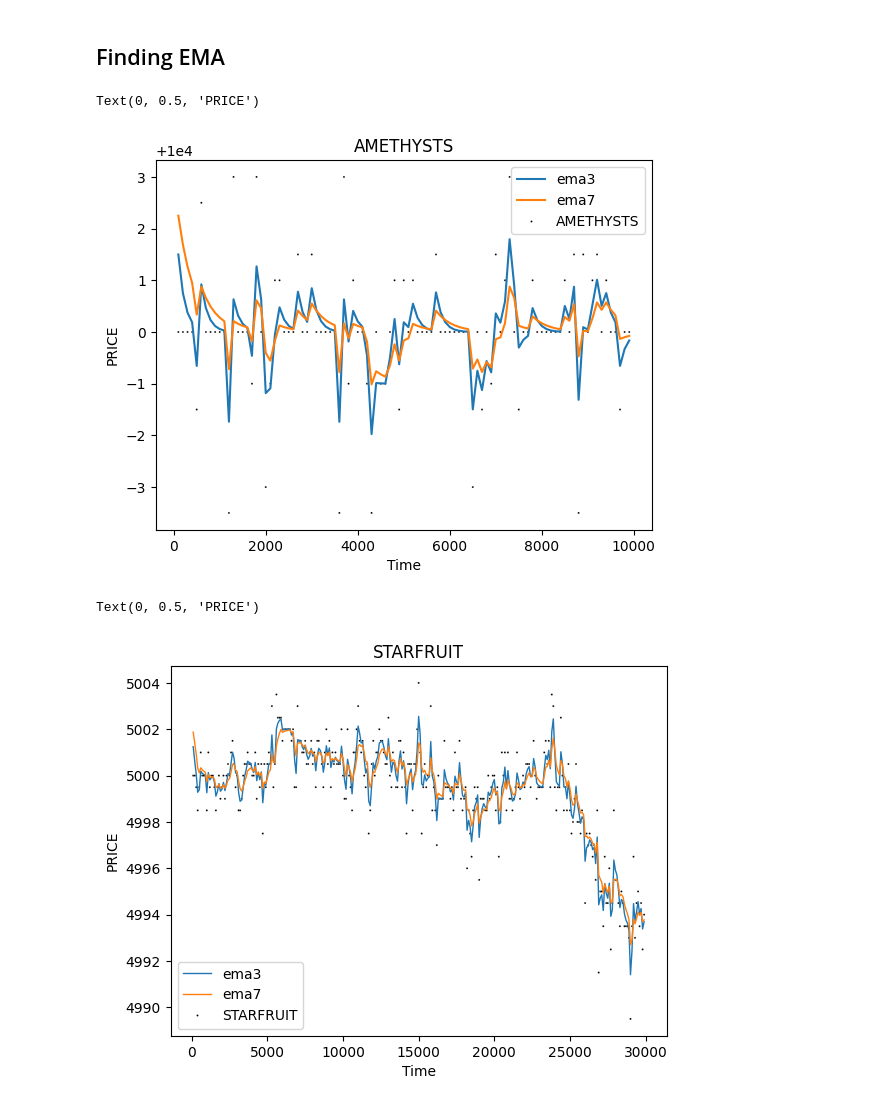
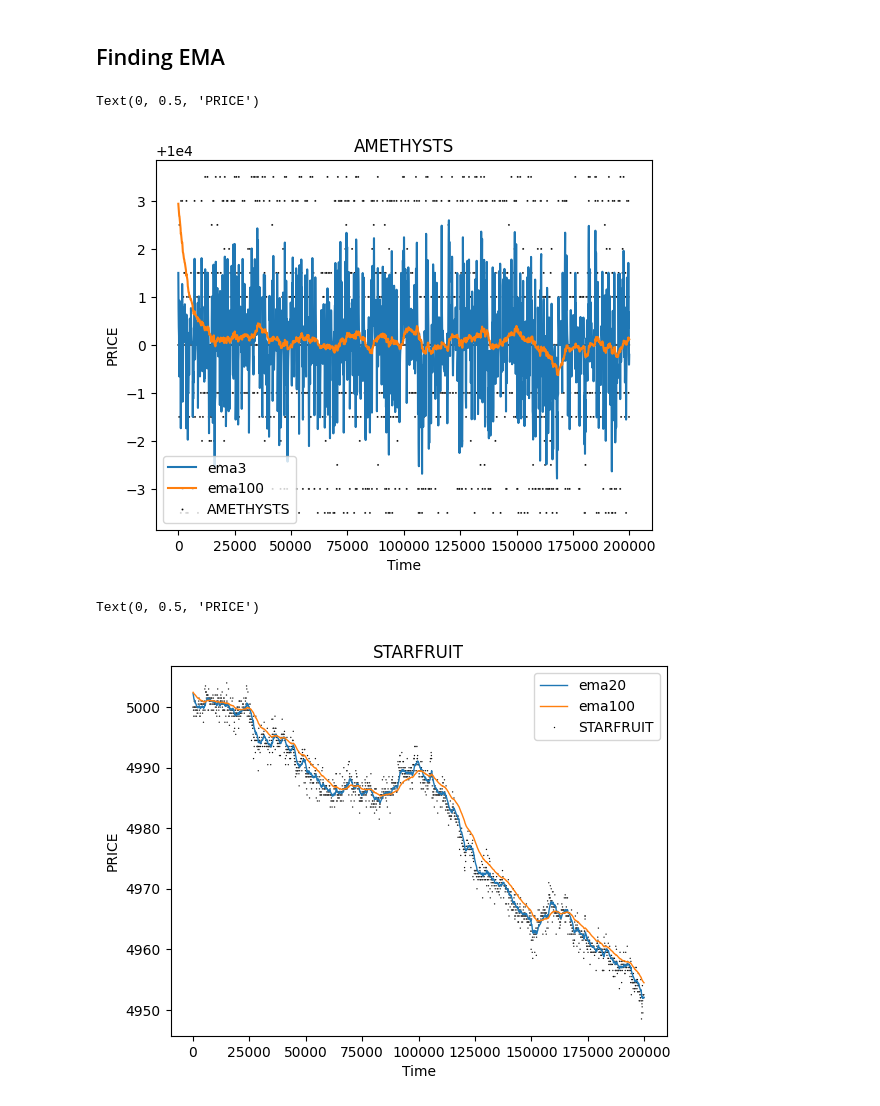
Before and after one commit to VincentG03/IMC-Poverty, a Jupyter notebook: Ziheng/output.ipynb, the cells around one changed output. Cells and saved outputs as stored; diff of their text form; code cells hidden in the pictures.

```diff
--- a/Ziheng/output.ipynb
+++ b/Ziheng/output.ipynb
@@ -124,22 +126,22 @@ calculate_ema(col_name="ema7", time=7)
 # %%
-sns.lineplot(data=df[df['product'] == 'AMETHYSTS'].iloc[:100], x='timestamp', y='ema3_AMETHYSTS', label='ema3')
-sns.lineplot(data=df[df['product'] == 'AMETHYSTS'].iloc[:100], x='timestamp', y='ema7_AMETHYSTS', label='ema7')
-sns.scatterplot(data=df[df['product'] == 'AMETHYSTS'].iloc[:100], x='timestamp', y='mid_price', hue='product', s = 2, palette=['#000000'])
+sns.lineplot(data=df[df['product'] == 'AMETHYSTS'].iloc[:2000], x='timestamp', y='ema3_AMETHYSTS', label='ema3')
+sns.lineplot(data=df[df['product'] == 'AMETHYSTS'].iloc[:2000], x='timestamp', y='ema100_AMETHYSTS', label='ema100')
+sns.scatterplot(data=df[df['product'] == 'AMETHYSTS'].iloc[:2000], x='timestamp', y='mid_price', hue='product', s = 2, palette=['#000000'])
 plt.title('AMETHYSTS')
 plt.xlabel('Time')
 plt.legend()
 plt.ylabel('PRICE')
 # %% [output]
 Text(0, 0.5, 'PRICE')
-[figure, old version]
+[figure, new version]
 # %%
-sns.lineplot(data=df[df['product'] == 'STARFRUIT'].iloc[:300], x='timestamp', y='ema3_STARFRUIT', label='ema3', linewidth=1)
-sns.lineplot(data=df[df['product'] == 'STARFRUIT'].iloc[:300], x='timestamp', y='ema7_STARFRUIT', label='ema7', linewidth=1)
-sns.scatterplot(data=df[df['product'] == 'STARFRUIT'].iloc[:300], x='timestamp', y='mid_price', hue='product', s = 2, palette=['#000000'])
+sns.lineplot(data=df[df['product'] == 'STARFRUIT'].iloc[:2000], x='timestamp', y='ema20_STARFRUIT', label='ema20', linewidth=1)
+sns.lineplot(data=df[df['product'] == 'STARFRUIT'].iloc[:2000], x='timestamp', y='ema100_STARFRUIT', label='ema100', linewidth=1)
+sns.scatterplot(data=df[df['product'] == 'STARFRUIT'].iloc[:2000], x='timestamp', y='mid_price', hue='product', s = 1, palette=['#000000'])
 plt.title('STARFRUIT')
 plt.xlabel('Time')
 plt.legend()
 plt.ylabel('PRICE')
 # %% [output]
 Text(0, 0.5, 'PRICE')
-[figure, old version]
+[figure, new version]
```
Also changed, not shown: parts of 1 cell of this notebook, 4 other files.
